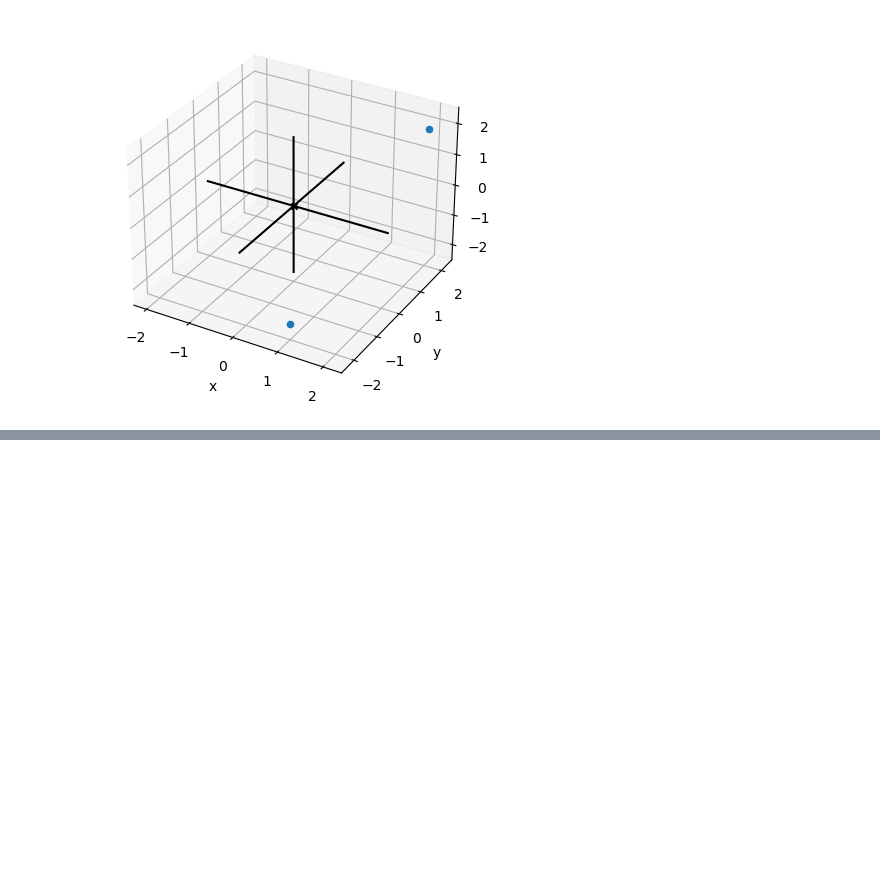
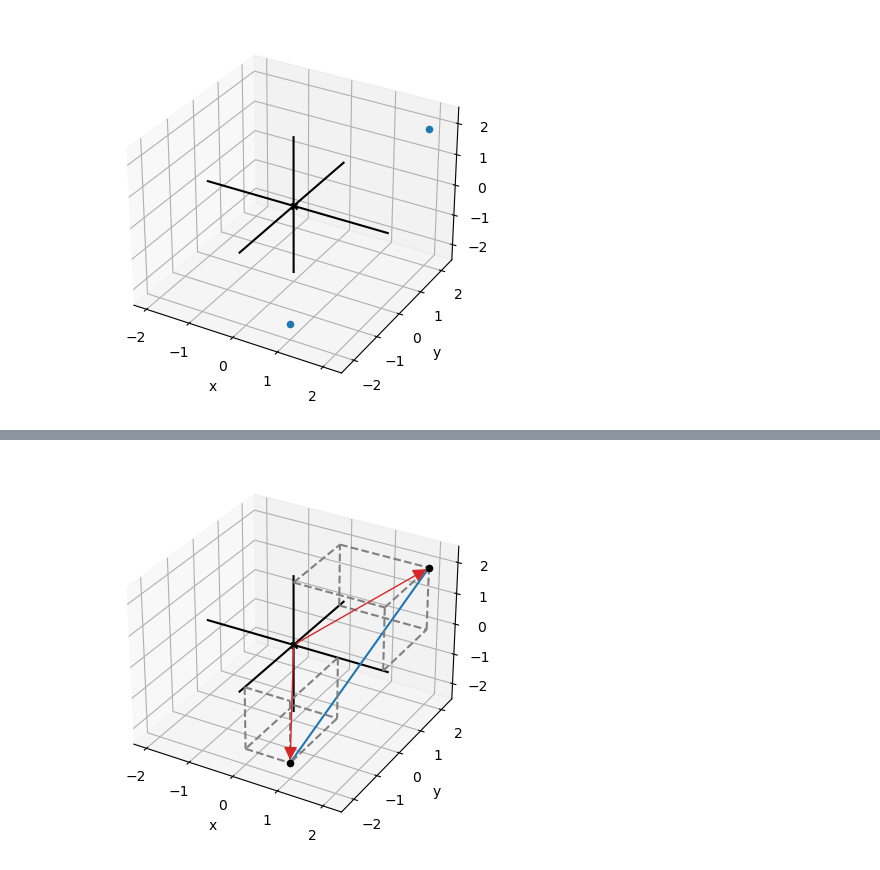
Before and after one commit to quinnphil/math-for-programmers, a Jupyter notebook: C03/C03 - Ascending to the 3D world.ipynb, the cells around one changed output, grey strips where cells are left out. Cells and saved outputs as stored; diff of their text form; code cells hidden in the pictures; blank space fills up the shorter version.

```diff
--- a/C03/C03 - Ascending to the 3D world.ipynb
+++ b/C03/C03 - Ascending to the 3D world.ipynb
@@ -29,0 +30,11 @@ draw3d(
+# %%
+draw3d(
+    Points3D((2,2,2),(1,-2,-2)),
+    Arrow3D((2,2,2)),
+    Arrow3D((1,-2,-2)),
+    Segment3D((2,2,2), (1,-2,-2)),
+    Box3D(2,2,2),
+    Box3D(1,-2,-2)
+)
+# %% [output]
+[figure, added]
```
Also changed, not shown: parts of 3 cells of this notebook, 2 other files.
